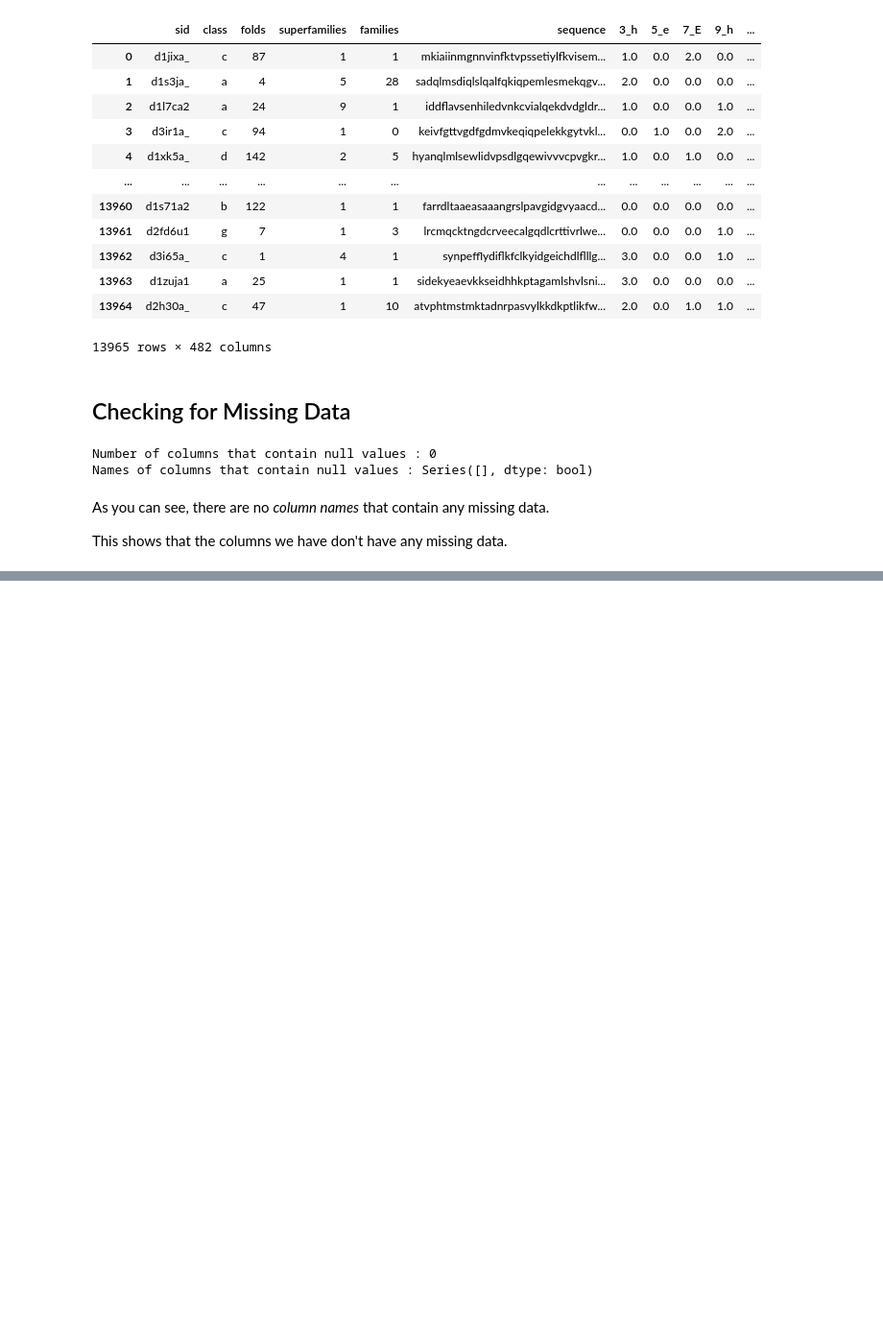
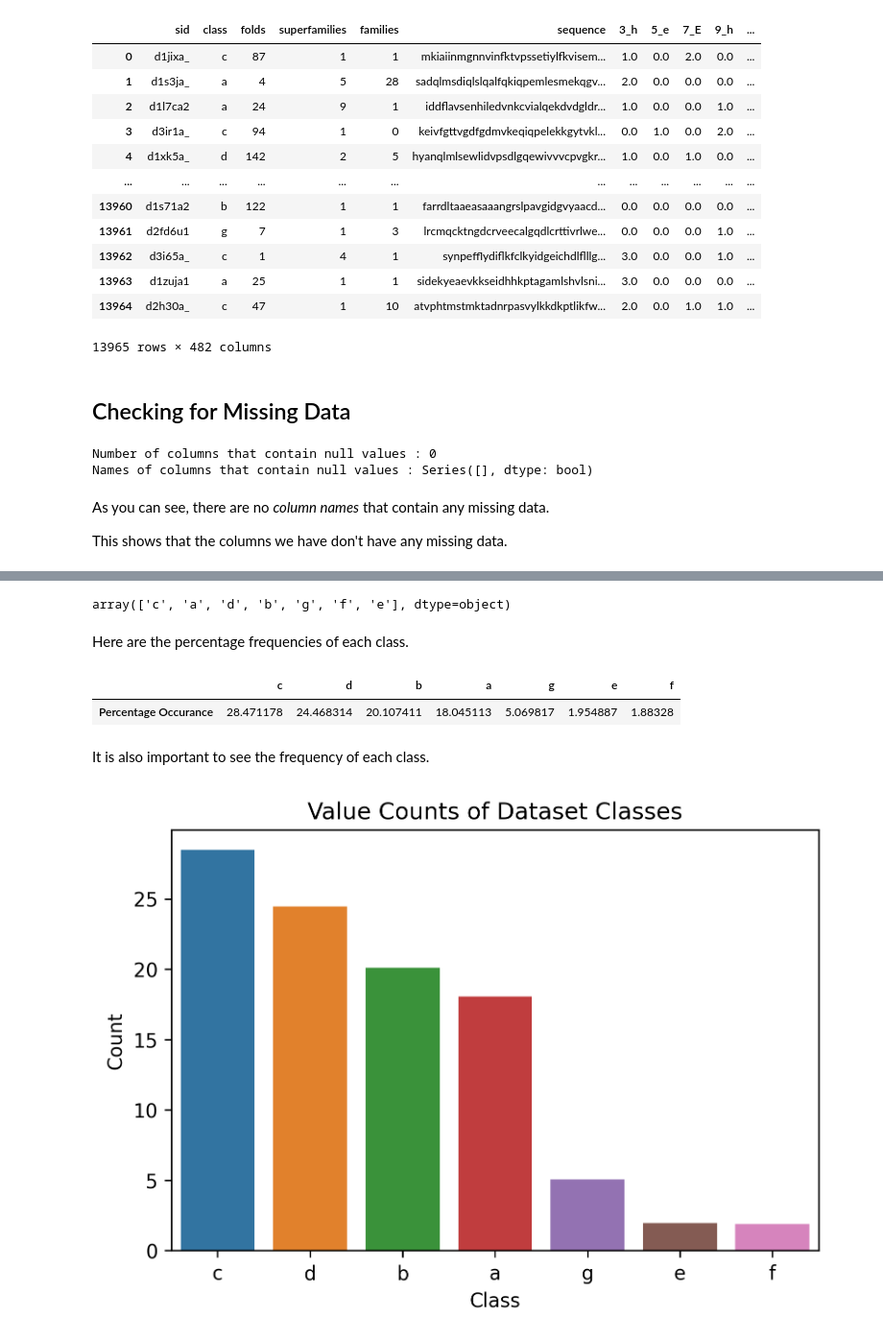
Before and after one commit to nizarmah/strucanti, a Jupyter notebook: main.ipynb, the cells around one changed output, grey strips where cells are left out. Shown at 96% size. Saved outputs shown, nothing was run; the diff lists cells and outputs as text; code cells hidden in the pictures; blank space fills up the shorter version.

```diff
--- a/main.ipynb
+++ b/main.ipynb
@@ -126,0 +148,25 @@ This shows that the columns we have don't have any missing data.
+# %%
+dataset['class'].unique()
+# %% [output]
+array(['c', 'a', 'd', 'b', 'g', 'f', 'e'], dtype=object)
+# %% [markdown]
+Here are the percentage frequencies of each class.
+# %%
+def class_percentage_occurance():
+    return (dataset['class'].value_counts() * 100 / dataset['class'].size).to_frame(name='Percentage Occurance').T
+
+class_percentage_occurance()
+# %% [output]
+|  | c | d | b | a | g | e | f |
+| Percentage Occurance | 28.471178 | 24.468314 | 20.107411 | 18.045113 | 5.069817 | 1.954887 | 1.88328 |
+# %% [markdown]
+It is also important to see the frequency of each class.
+# %%
+sns.barplot(data=class_percentage_occurance())
+
+plt.title('Value Counts of Dataset Classes')
+plt.xlabel('Class')
+plt.ylabel('Count')
+plt.show()
+# %% [output]
+[figure, added]
```
Also changed, not shown: parts of 3 cells of this notebook.
